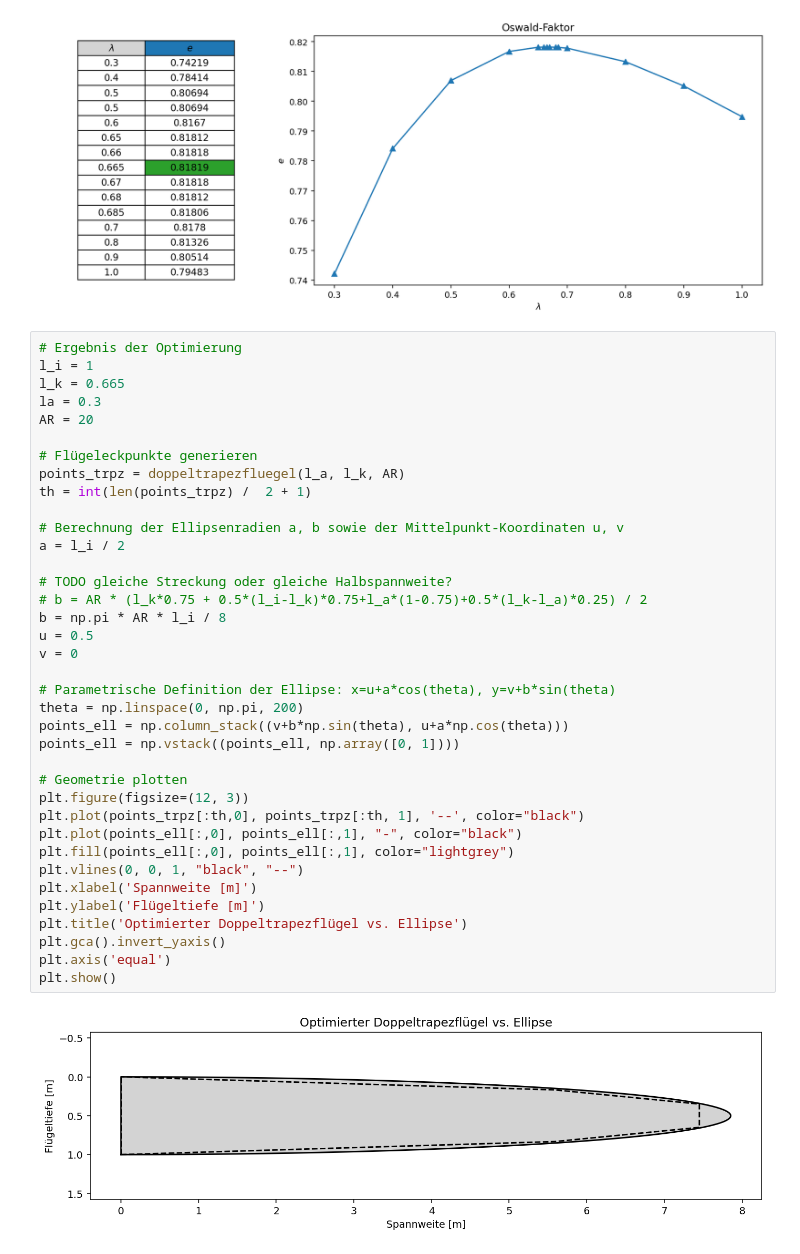
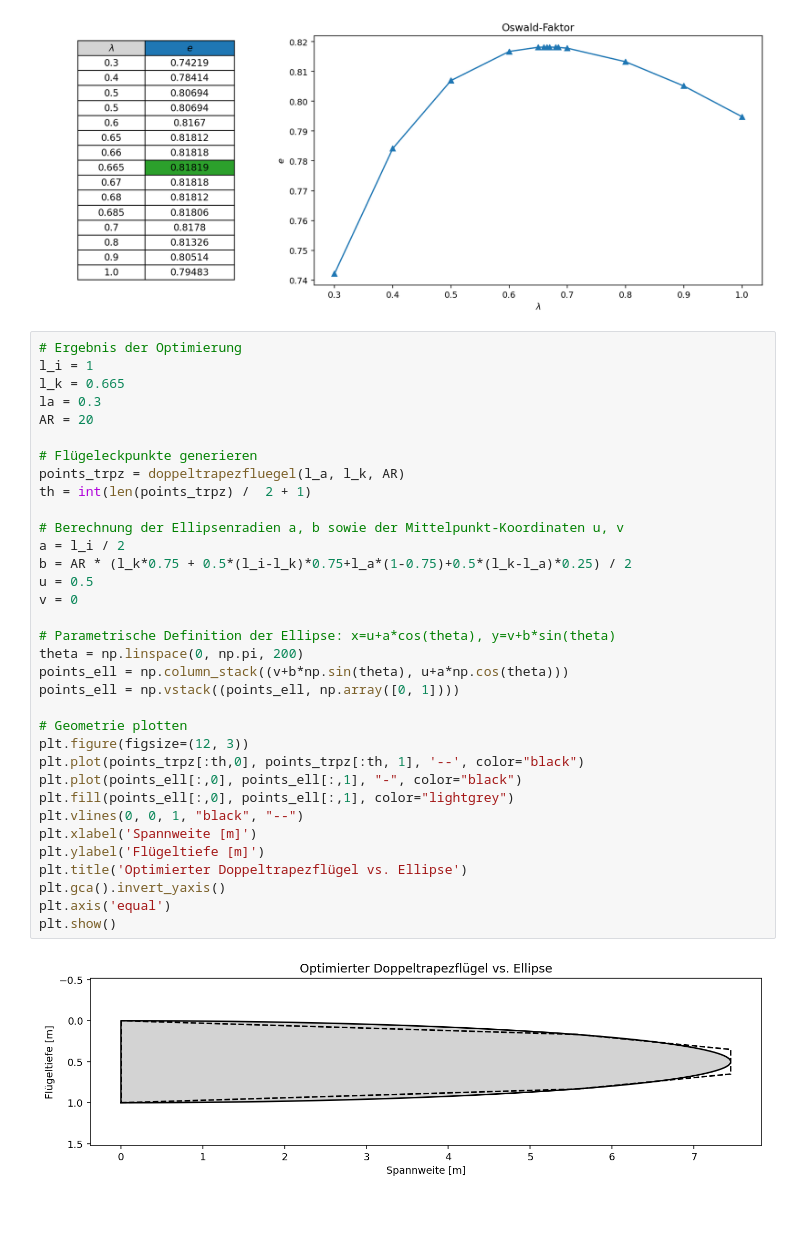
Before and after one commit to AntonSchreiber/aero-lecture, a Jupyter notebook: notebooks_solved/uebung4_Doppeltrapez_solved.ipynb, the cells around one changed output. Drawn from its saved outputs; the diff is of its cells as text; blank space fills up the shorter version.

```diff
--- a/notebooks_solved/uebung4_Doppeltrapez.ipynb
+++ b/notebooks_solved/uebung4_Doppeltrapez_solved.ipynb
@@ -416,35 +421,32 @@ l_k = 0.665
 la = 0.3
 AR = 20
 
 # Flügeleckpunkte generieren
 points_trpz = doppeltrapezfluegel(l_a, l_k, AR)
 th = int(len(points_trpz) /  2 + 1)
 
 # Berechnung der Ellipsenradien a, b sowie der Mittelpunkt-Koordinaten u, v
 a = l_i / 2
-
-# TODO gleiche Streckung oder gleiche Halbspannweite?
-# b = AR * (l_k*0.75 + 0.5*(l_i-l_k)*0.75+l_a*(1-0.75)+0.5*(l_k-l_a)*0.25) / 2
-b = np.pi * AR * l_i / 8
+b = AR * (l_k*0.75 + 0.5*(l_i-l_k)*0.75+l_a*(1-0.75)+0.5*(l_k-l_a)*0.25) / 2
 u = 0.5
 v = 0
 
 # Parametrische Definition der Ellipse: x=u+a*cos(theta), y=v+b*sin(theta)
 theta = np.linspace(0, np.pi, 200)
 points_ell = np.column_stack((v+b*np.sin(theta), u+a*np.cos(theta)))
 points_ell = np.vstack((points_ell, np.array([0, 1])))
 
 # Geometrie plotten
 plt.figure(figsize=(12, 3))
 plt.plot(points_trpz[:th,0], points_trpz[:th, 1], '--', color="black")
 plt.plot(points_ell[:,0], points_ell[:,1], "-", color="black")
 plt.fill(points_ell[:,0], points_ell[:,1], color="lightgrey")
 plt.vlines(0, 0, 1, "black", "--")
 plt.xlabel('Spannweite [m]')
 plt.ylabel('Flügeltiefe [m]')
 plt.title('Optimierter Doppeltrapezflügel vs. Ellipse')
 plt.gca().invert_yaxis()
 plt.axis('equal')
 plt.show()
 # %% [output]
-[figure, old version]
+[figure, new version]
```
Also changed, not shown: parts of 5 cells of this notebook, 1 other file.
